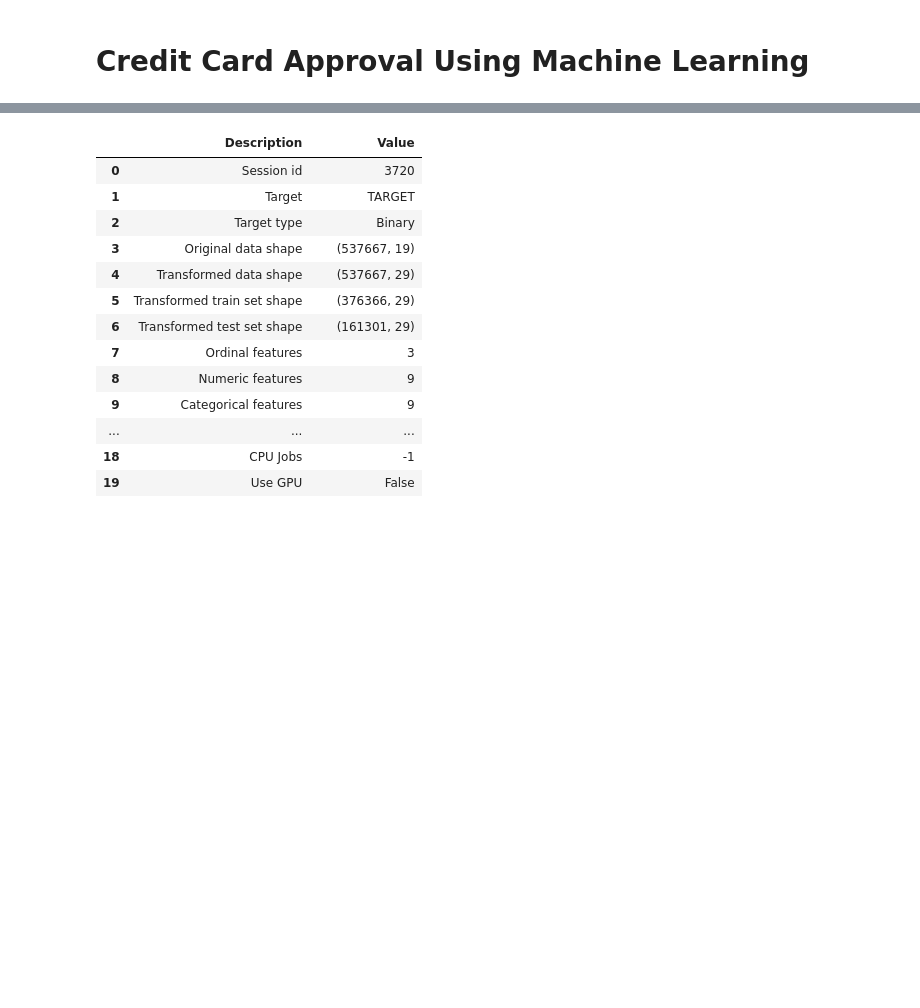
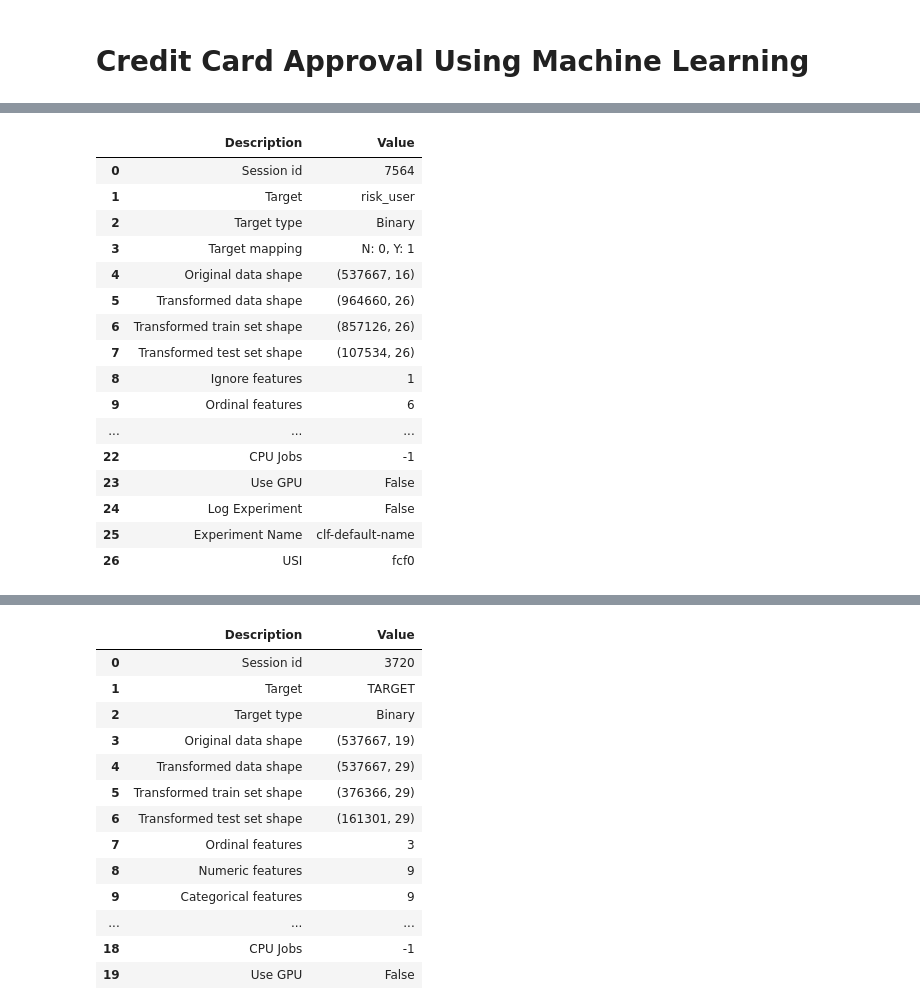
Before and after one commit to yassdenn/cca, a Jupyter notebook: MAIN.ipynb, the cells around one changed output, grey strips where cells are left out. Saved outputs shown, nothing was run; the diff lists cells and outputs as text; code cells hidden in the pictures; blank space fills up the shorter version.

```diff
--- a/MAIN.ipynb
+++ b/MAIN.ipynb
@@ -80,0 +115,24 @@ sns.countplot(x='CODE_GENDER',data=cca)
+# %%
+stp = pycaret.classification.setup(data = cca, target = 'risk_user', train_size = 0.8,
+            categorical_features = ['gender','owning_car','children_amt', 'owning_property', 'education_level',
+                                    'marital_status', 'way_of_living','owning_work_phone',
+                                    'owning_phone','owning_email','job', 'payment_status'],
+            ignore_features = ['applicant_ID'], fix_imbalance = True)
+# %% [output]
+|  | Description | Value |
+| 0 | Session id | 7564 |
+| 1 | Target | risk_user |
+| 2 | Target type | Binary |
+| 3 | Target mapping | N: 0, Y: 1 |
+| 4 | Original data shape | (537667, 16) |
+| 5 | Transformed data shape | (964660, 26) |
+| 6 | Transformed train set shape | (857126, 26) |
+| 7 | Transformed test set shape | (107534, 26) |
+| 8 | Ignore features | 1 |
+| 9 | Ordinal features | 6 |
+| ... | ... | ... |
+| 22 | CPU Jobs | -1 |
+| 23 | Use GPU | False |
+| 24 | Log Experiment | False |
+| 25 | Experiment Name | clf-default-name |
+| 26 | USI | fcf0 |
```
Also changed, not shown: parts of 10 cells of this notebook.
